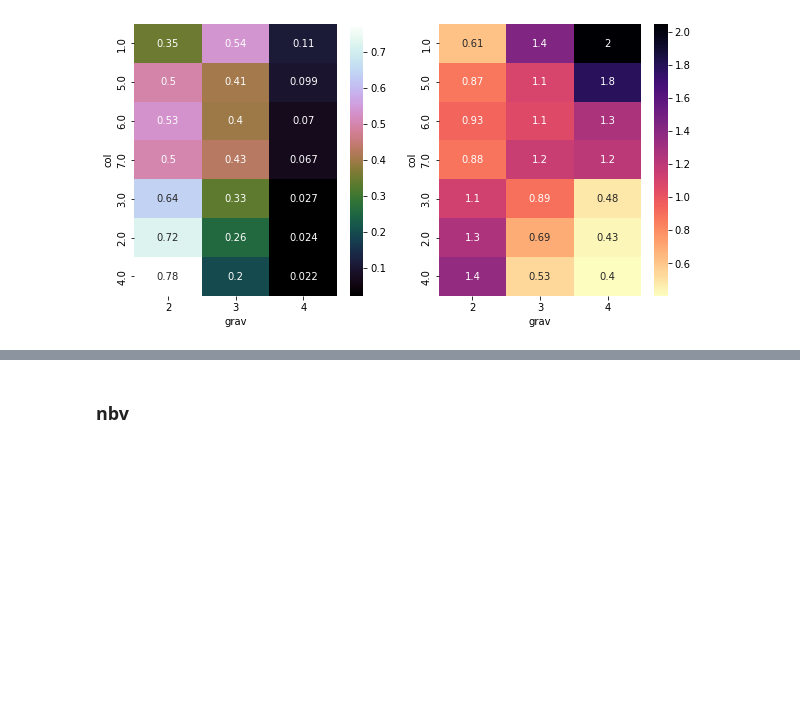
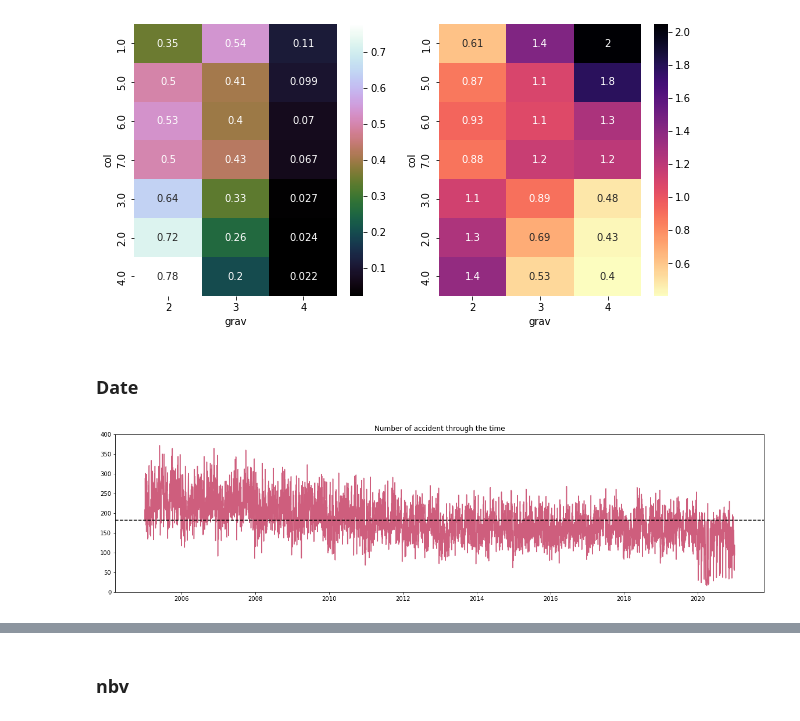
Before and after one commit to YacineHajjiDataScientist/20220814_dsProject, a Jupyter notebook: 20220821_projectDS.ipynb, the cells around one changed output, grey strips where cells are left out. Drawn from its saved outputs; the diff is of its cells as text; code cells hidden in the pictures; blank space fills up the shorter version.

```diff
--- a/20220821_projectDS.ipynb
+++ b/20220821_projectDS.ipynb
@@ -732,3 +728,17 @@ fig.show()
 # Les collisions de type 6 et 7 sont celles qui maximisent les accidents de gravité 2
 # %% [output]
 [figure]
+# %% [markdown]
+### Date
+# %%
+# Initiating variable
+varDate = dfCarac.date.value_counts().sort_index()
+
+# Display plot
+plt.figure(figsize=(20, 5))
+plt.plot(varDate.index, varDate, color='#CE5E7D')
+plt.axhline(y=varDate.mean(), color='k', linestyle='--')
+plt.title('Number of accident through the time')
+plt.ylim([0, 400]);
+# %% [output]
+[figure, added]
```
Also changed, not shown: parts of 10 cells of this notebook.
